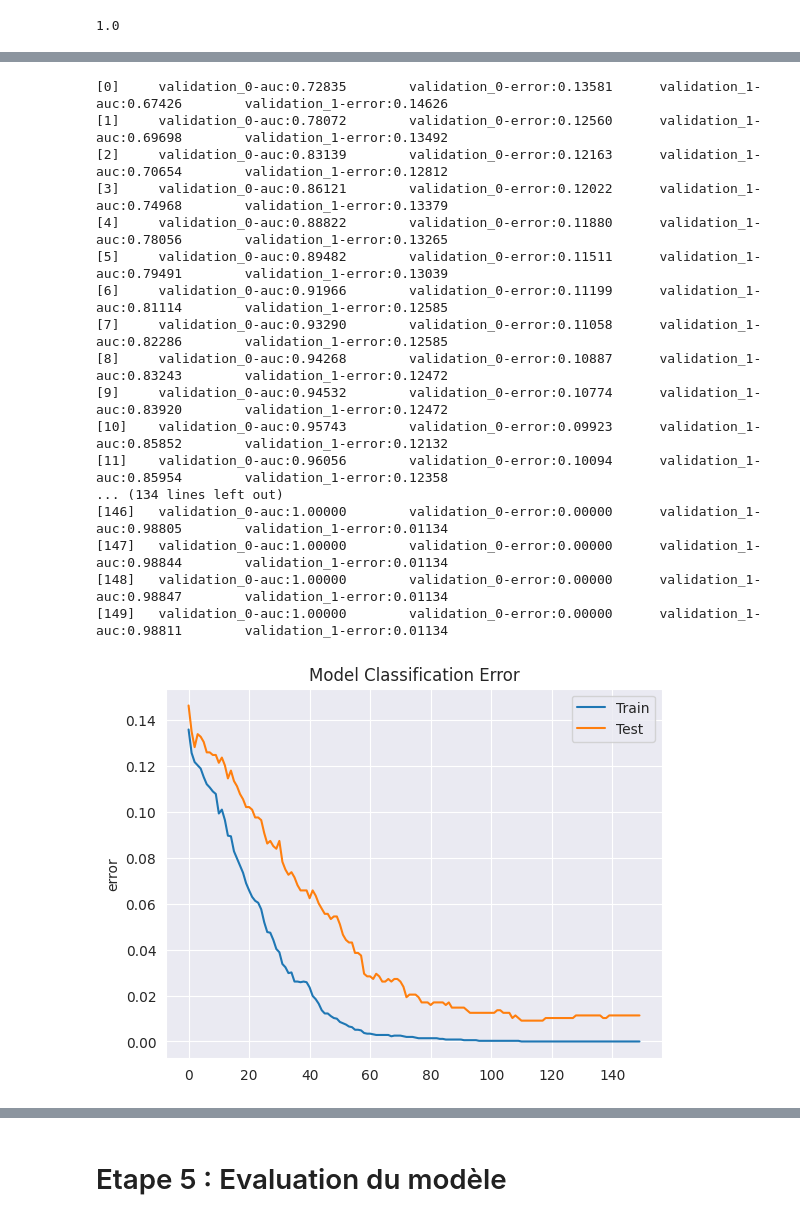
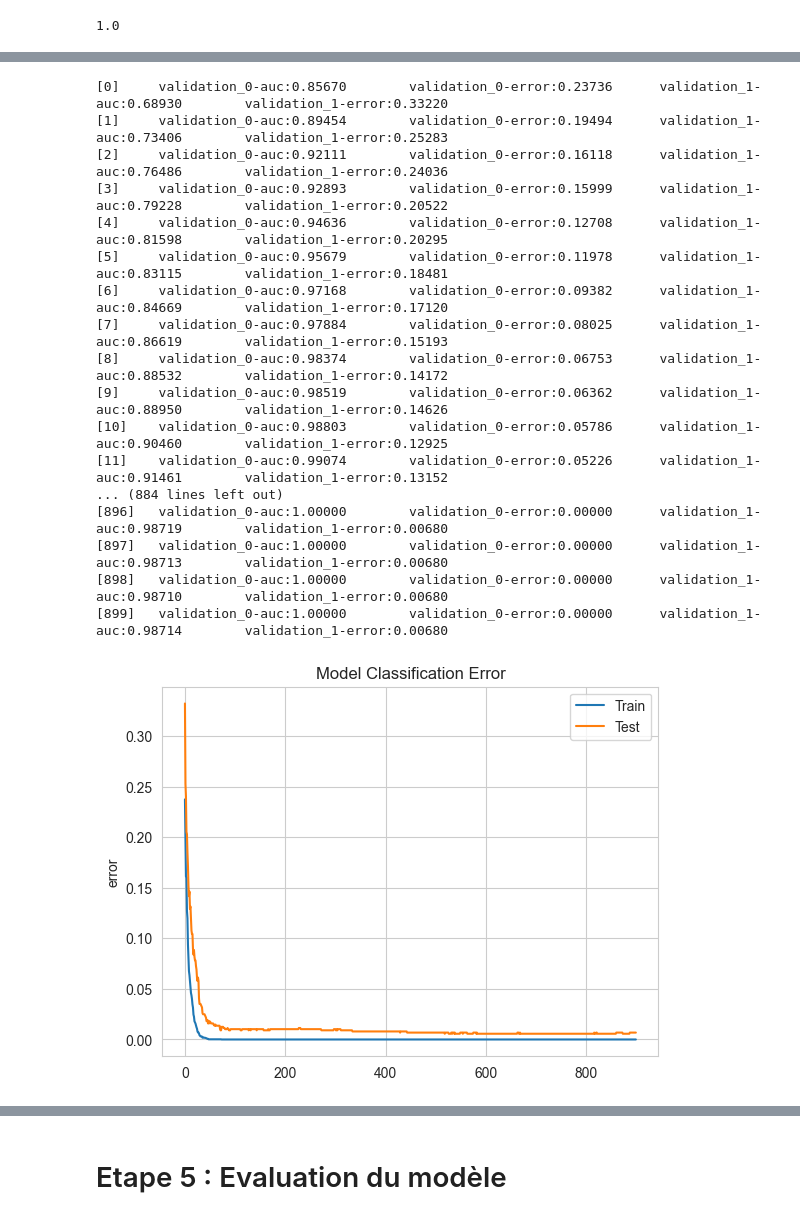
Before and after one commit to MagicalKyaru/ProjetIA_CESI, a Jupyter notebook: Etude RH.ipynb, the cells around one changed output, grey strips where cells are left out. Drawn from its saved outputs; the diff is of its cells as text; code cells hidden in the pictures.

```diff
--- a/Etude RH.ipynb
+++ b/Etude RH.ipynb
@@ -319,9 +601,14 @@ X_test.shape
 # %% [markdown]
 Create model with 1000 epoch to see until when it learns
 # %%
+# Transform all object columns to category
+for col in X_train.select_dtypes(include=['object']).columns:
+    X_train[col] = X_train[col].astype('category')
+    X_test[col] = X_test[col].astype('category')
+
 # XGBClassifier Model
 from xgboost import XGBClassifier, plot_importance, DMatrix, cv
-xgb = XGBClassifier(n_estimators=5000, early_stopping_rounds=150)
+xgb = XGBClassifier(n_estimators=900, enable_categorical=True, tree_method="gpu_hist")
 eval_set = [(X_train, y_train), (X_test, y_test)]
 eval_metric = ["auc","error"]
 xgb.fit(X_train, y_train, eval_metric=eval_metric, eval_set=eval_set, verbose=True)
@@ -378,38 +655,65 @@ X_test = X_test.drop(columns=vif_train[vif_train['VIF Factor'] > 5]['features'],
+# %%
+# Do a triangle correlation so we do not have duplicates
+corr = X_res.corr()
+triangle_mask = np.triu(np.ones_like(corr, dtype=bool))
+# Get the correlation values
+new_correlation = corr.mask(triangle_mask).stack().reset_index()
+# Rename the columns
+new_correlation.columns = ['Variable 1', 'Variable 2', 'Taux de correlation']
+# Drop NA Corr if there are
+new_correlation.dropna(subset = ["Taux de correlation"], inplace=True)
+# Drop the rows where the correlation is 1 (because it means the variable is correlated with itself)
+# Round up the values and set them to absolute
+new_correlation['Taux de correlation'] = new_correlation['Taux de correlation'].round(2)
+new_correlation['Taux de correlation'] = new_correlation['Taux de correlation'].abs()
+# Sort the correlations by descending order
+new_correlation.sort_values(by='Taux de correlation', ascending=False, inplace=True)
+
+# Get the list of unique variables sin the "Variable 2" column where correlation >= 0.5
+unique_variables = new_correlation[new_correlation['Taux de correlation'] >= 0.5]['Variable 2'].unique()
+#X_train
+X_res = X_res.drop(columns=unique_variables)
+X_res_test = X_res_test.drop(columns=unique_variables)
 # %%
+# Transform all object columns to category
+for col in X_res.select_dtypes(include=['object']).columns:
+    X_res[col] = X_res[col].astype('category')
+    X_res_test[col] = X_res_test[col].astype('category')
+
 # Retrain the model
-xgb = XGBClassifier(n_estimators=150)
-eval_set = [(X_train, y_train), (X_test, y_test)]
+xgb_smotenc = XGBClassifier(n_estimators=900, enable_categorical=True, tree_method="gpu_hist")
+eval_set_smotenc = [(X_res, y_res), (X_res_test, y_res_test)]
 eval_metric = ["auc","error"]
-xgb.fit(X_train, y_train, eval_metric=eval_metric, eval_set=eval_set)
-xgb_pred = xgb.predict(X_train)
+xgb_smotenc.fit(X_res, y_res, eval_metric=eval_metric, eval_set=eval_set_smotenc)
+xgb_smotenc_pred = xgb_smotenc.predict(X_res)
 
 # Plot error
-results = xgb.evals_result()
+results = xgb_smotenc.evals_result()
 epochs = len(results['validation_0']['error'])
 x_axis = range(0, epochs)
 fig, ax = plt.subplots()
 ax.plot(x_axis, results['validation_0']['error'], label='Train')
 ax.plot(x_axis, results['validation_1']['error'], label='Test')
 ax.legend()
 plt.ylabel('error')
 plt.title('Model Classification Error')
 plt.show()
 # %% [output]
-[0]     validation_0-auc:0.72835        validation_0-error:0.13581      validation_1-auc:0.67426        validation_1-error:0.14626
-[1]     validation_0-auc:0.78072        validation_0-error:0.12560      validation_1-auc:0.69698        validation_1-error:0.13492
-[2]     validation_0-auc:0.83139        validation_0-error:0.12163      validation_1-auc:0.70654        validation_1-error:0.12812
-[3]     validation_0-auc:0.86121        validation_0-error:0.12022      validation_1-auc:0.74968        validation_1-error:0.13379
-[4]     validation_0-auc:0.88822        validation_0-error:0.11880      validation_1-auc:0.78056        validation_1-error:0.13265
-[5]     validation_0-auc:0.89482        validation_0-error:0.11511      validation_1-auc:0.79491        validation_1-error:0.13039
-[6]     validation_0-auc:0.91966        validation_0-error:0.11199      validation_1-auc:0.81114        validation_1-error:0.12585
-[7]     validation_0-auc:0.93290        validation_0-error:0.11058      validation_1-auc:0.82286        validation_1-error:0.12585
-[8]     validation_0-auc:0.94268        validation_0-error:0.10887      validation_1-auc:0.83243        validation_1-error:0.12472
-[9]     validation_0-auc:0.94532        validation_0-error:0.10774      validation_1-auc:0.83920        validation_1-error:0.12472
-[10]    validation_0-auc:0.95743        validation_0-error:0.09923      validation_1-auc:0.85852        validation_1-error:0.12132
-[11]    validation_0-auc:0.96056        validation_0-error:0.10094      validation_1-auc:0.85954        validation_1-error:0.12358
-... (134 lines left out)
-[146]   validation_0-auc:1.00000        validation_0-error:0.00000      validation_1-auc:0.98805        validation_1-error:0.01134
-[147]   validation_0-auc:1.00000        validation_0-error:0.00000      validation_1-auc:0.98844        validation_1-error:0.01134
-[148]   validation_0-auc:1.00000        validation_0-error:0.00000      validation_1-auc:0.98847        validation_1-error:0.01134
-[149]   validation_0-auc:1.00000        validation_0-error:0.00000      validation_1-auc:0.98811        validation_1-error:0.01134
+[0]     validation_0-auc:0.85670        validation_0-error:0.23736      validation_1-auc:0.68930        validation_1-error:0.33220
+[1]     validation_0-auc:0.89454        validation_0-error:0.19494      validation_1-auc:0.73406        validation_1-error:0.25283
+[2]     validation_0-auc:0.92111        validation_0-error:0.16118      validation_1-auc:0.76486        validation_1-error:0.24036
+[3]     validation_0-auc:0.92893        validation_0-error:0.15999      validation_1-auc:0.79228        validation_1-error:0.20522
+[4]     validation_0-auc:0.94636        validation_0-error:0.12708      validation_1-auc:0.81598        validation_1-error:0.20295
+[5]     validation_0-auc:0.95679        validation_0-error:0.11978      validation_1-auc:0.83115        validation_1-error:0.18481
+[6]     validation_0-auc:0.97168        validation_0-error:0.09382      validation_1-auc:0.84669        validation_1-error:0.17120
+[7]     validation_0-auc:0.97884        validation_0-error:0.08025      validation_1-auc:0.86619        validation_1-error:0.15193
+[8]     validation_0-auc:0.98374        validation_0-error:0.06753      validation_1-auc:0.88532        validation_1-error:0.14172
+[9]     validation_0-auc:0.98519        validation_0-error:0.06362      validation_1-auc:0.88950        validation_1-error:0.14626
+[10]    validation_0-auc:0.98803        validation_0-error:0.05786      validation_1-auc:0.90460        validation_1-error:0.12925
+[11]    validation_0-auc:0.99074        validation_0-error:0.05226      validation_1-auc:0.91461        validation_1-error:0.13152
+... (884 lines left out)
+[896]   validation_0-auc:1.00000        validation_0-error:0.00000      validation_1-auc:0.98719        validation_1-error:0.00680
+[897]   validation_0-auc:1.00000        validation_0-error:0.00000      validation_1-auc:0.98713        validation_1-error:0.00680
+[898]   validation_0-auc:1.00000        validation_0-error:0.00000      validation_1-auc:0.98710        validation_1-error:0.00680
+[899]   validation_0-auc:1.00000        validation_0-error:0.00000      validation_1-auc:0.98714        validation_1-error:0.00680
-[figure, old version]
+[figure, new version]
```
Also changed, not shown: parts of 65 cells of this notebook.
